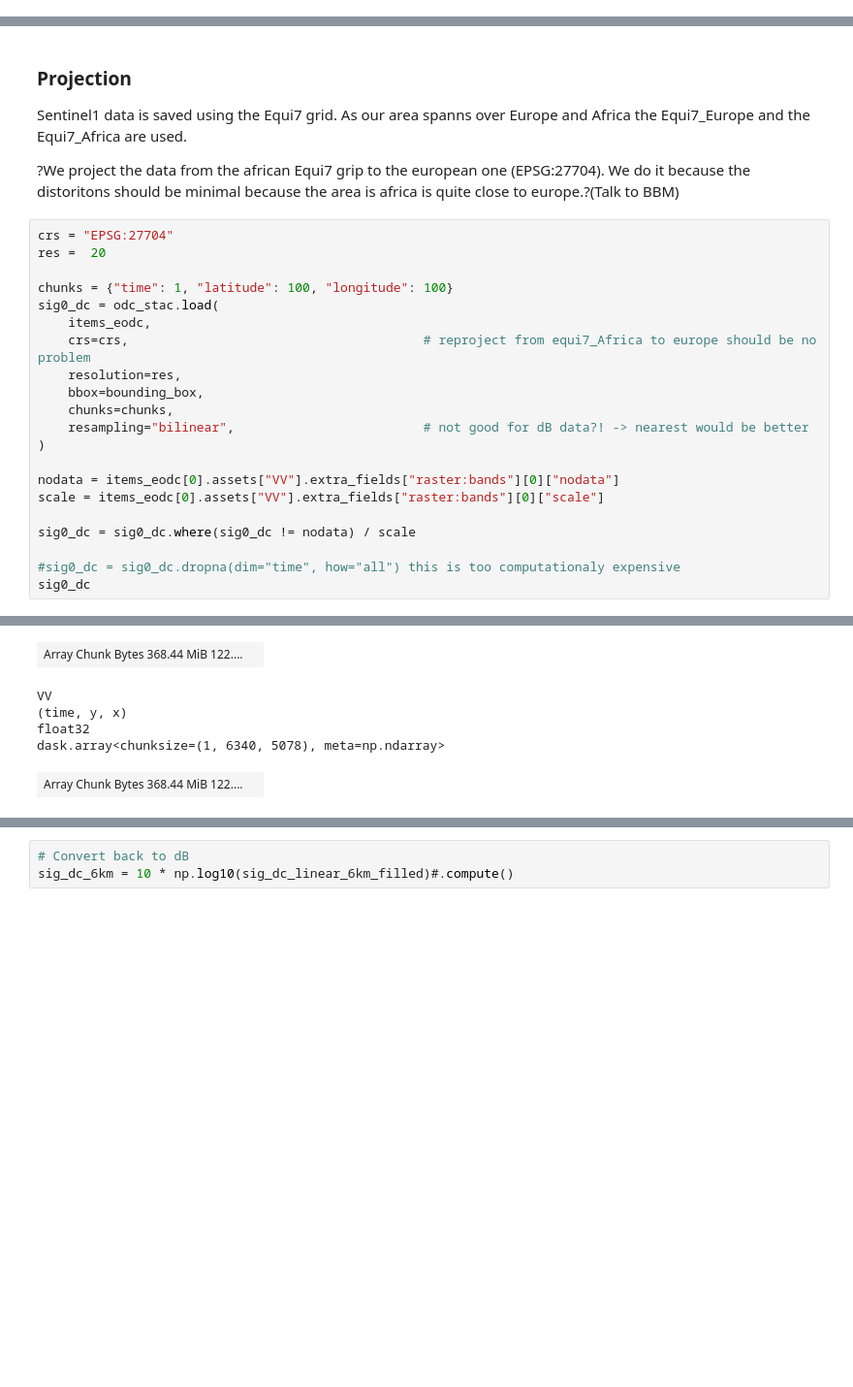
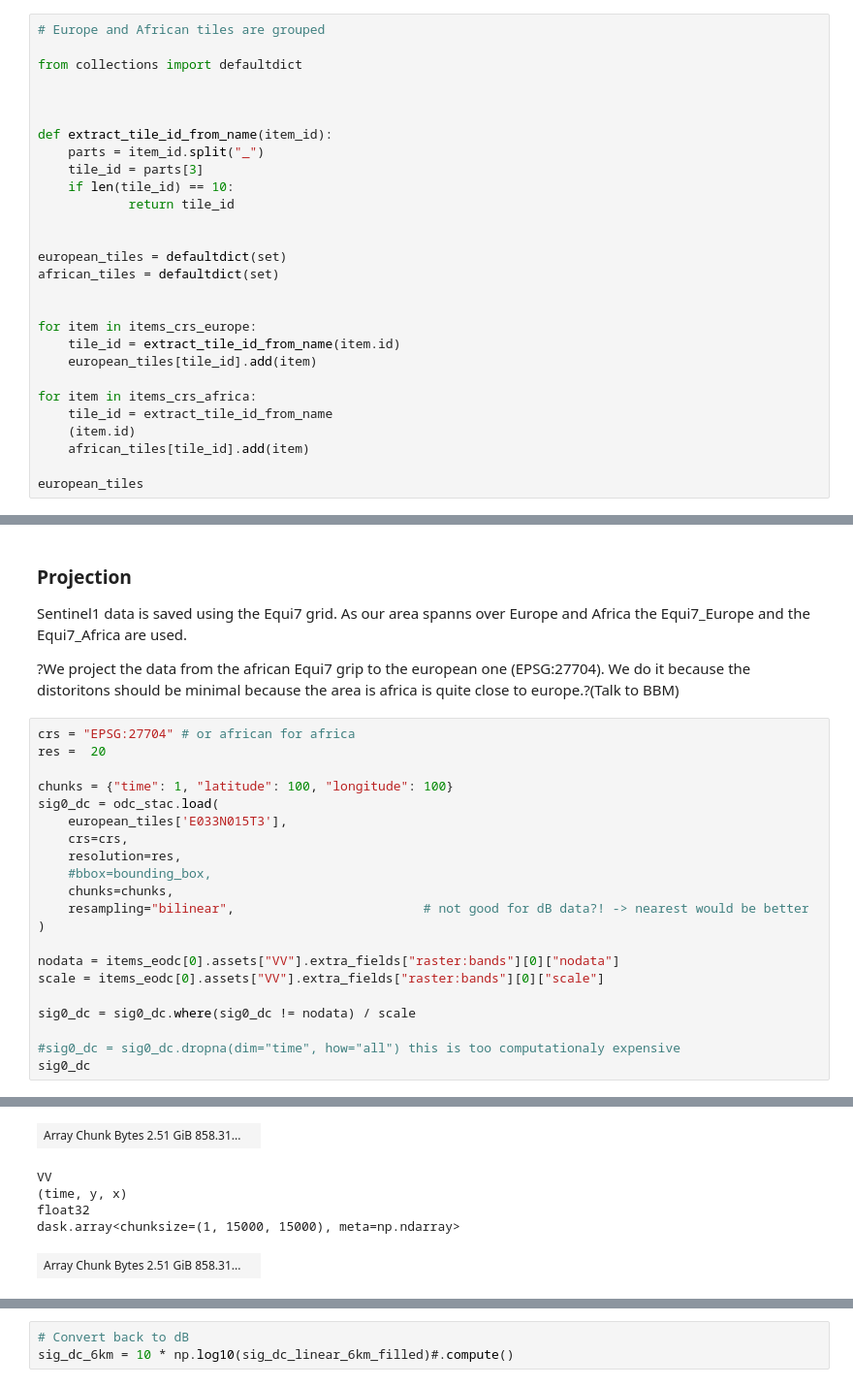
Before and after one commit to wagnerjoseph/Sentinel1-ASCAT-fusion, a Jupyter notebook: notebooks/create-s1-zarr-dataset.ipynb, the cells around one changed output, grey strips where cells are left out. Shown at 97% size. Saved outputs shown, nothing was run; the diff lists cells and outputs as text; blank space fills up the shorter version.

Commit message:
loading per tile - can now be tested on the project pc

```diff
--- a/notebooks/create-s1-zarr-dataset.ipynb
+++ b/notebooks/create-s1-zarr-dataset.ipynb
@@ -146,0 +148,28 @@ None
+# %%
+# Europe and African tiles are grouped
+
+from collections import defaultdict
+
+
+
+def extract_tile_id_from_name(item_id):
+    parts = item_id.split("_")
+    tile_id = parts[3]
+    if len(tile_id) == 10:
+            return tile_id
+
+
+european_tiles = defaultdict(set)
+african_tiles = defaultdict(set)
+
+
+for item in items_crs_europe:
+    tile_id = extract_tile_id_from_name(item.id)
+    european_tiles[tile_id].add(item)
+
+for item in items_crs_africa:
+    tile_id = extract_tile_id_from_name
+    (item.id)
+    african_tiles[tile_id].add(item)
+
+european_tiles
@@ -187,15 +242,15 @@ Sentinel1 data is saved using the Equi7 grid. As our area spanns over Europe and
 
 ?We project the data from the african Equi7 grip to the european one (EPSG:27704). We do it because the distoritons should be minimal because the area is africa is quite close to europe.?(Talk to BBM)
 # %%
-crs = "EPSG:27704"
+crs = "EPSG:27704" # or african for africa
 res =  20
 
 chunks = {"time": 1, "latitude": 100, "longitude": 100}
 sig0_dc = odc_stac.load(
-    items_eodc,
-    crs=crs,                                       # reproject from equi7_Africa to europe should be no problem
+    european_tiles['E033N015T3'],
+    crs=crs,
     resolution=res,
-    bbox=bounding_box,
+    #bbox=bounding_box,
     chunks=chunks,
     resampling="bilinear",                         # not good for dB data?! -> nearest would be better
 )
@@ -228,9 +283,9 @@ dask.array<chunksize=(1, 6340, 5078), meta=np.ndarray>
-| Array Chunk Bytes 368.44 MiB 122.... |  |
+| Array Chunk Bytes 2.51 GiB 858.31... |  |
 VV
 (time, y, x)
 float32
-dask.array<chunksize=(1, 6340, 5078), meta=np.ndarray>
+dask.array<chunksize=(1, 15000, 15000), meta=np.ndarray>
-| Array Chunk Bytes 368.44 MiB 122.... |  |
+| Array Chunk Bytes 2.51 GiB 858.31... |  |
 Indexes: (3)
 y
 PandasIndex
```
Also changed, not shown: parts of 12 cells of this notebook.
